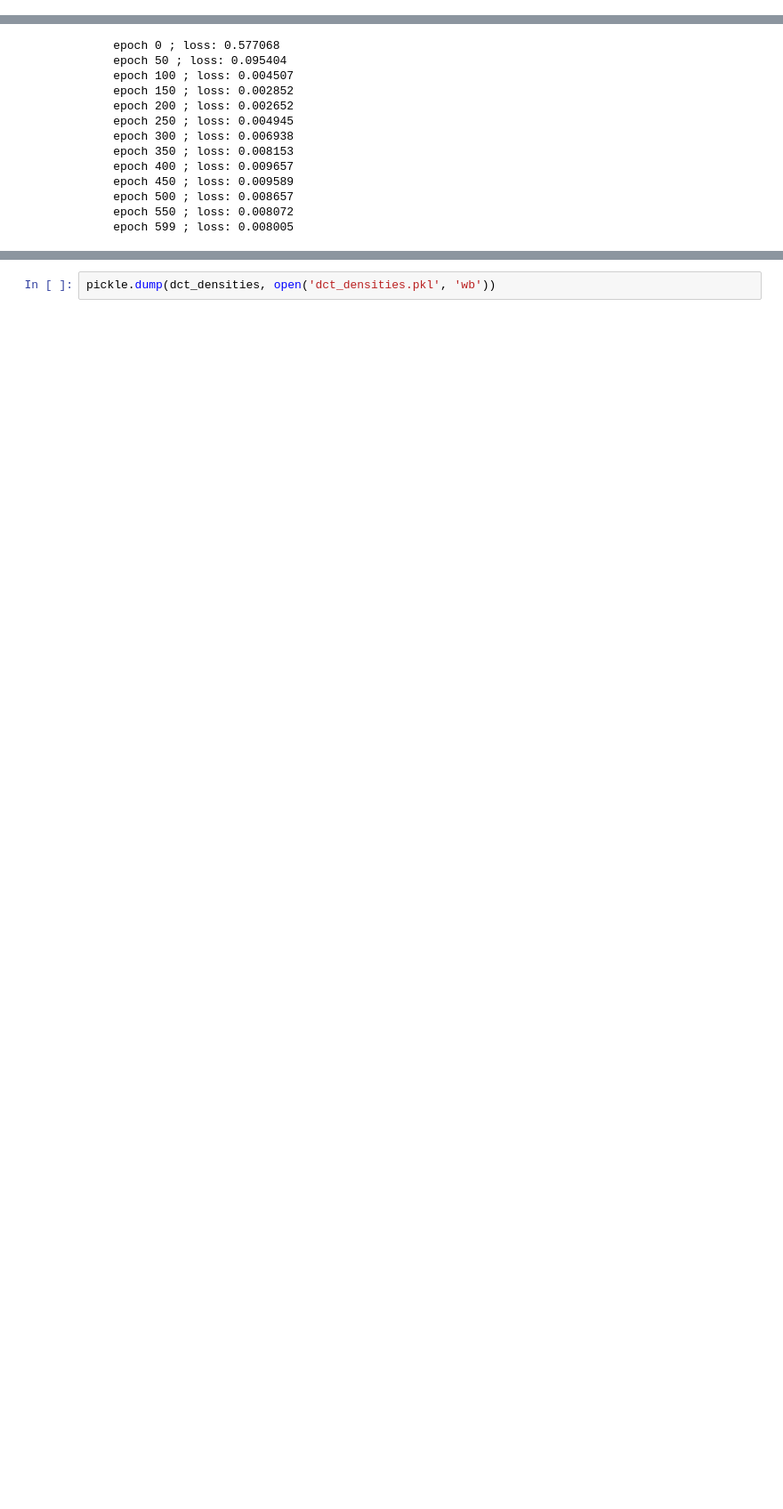
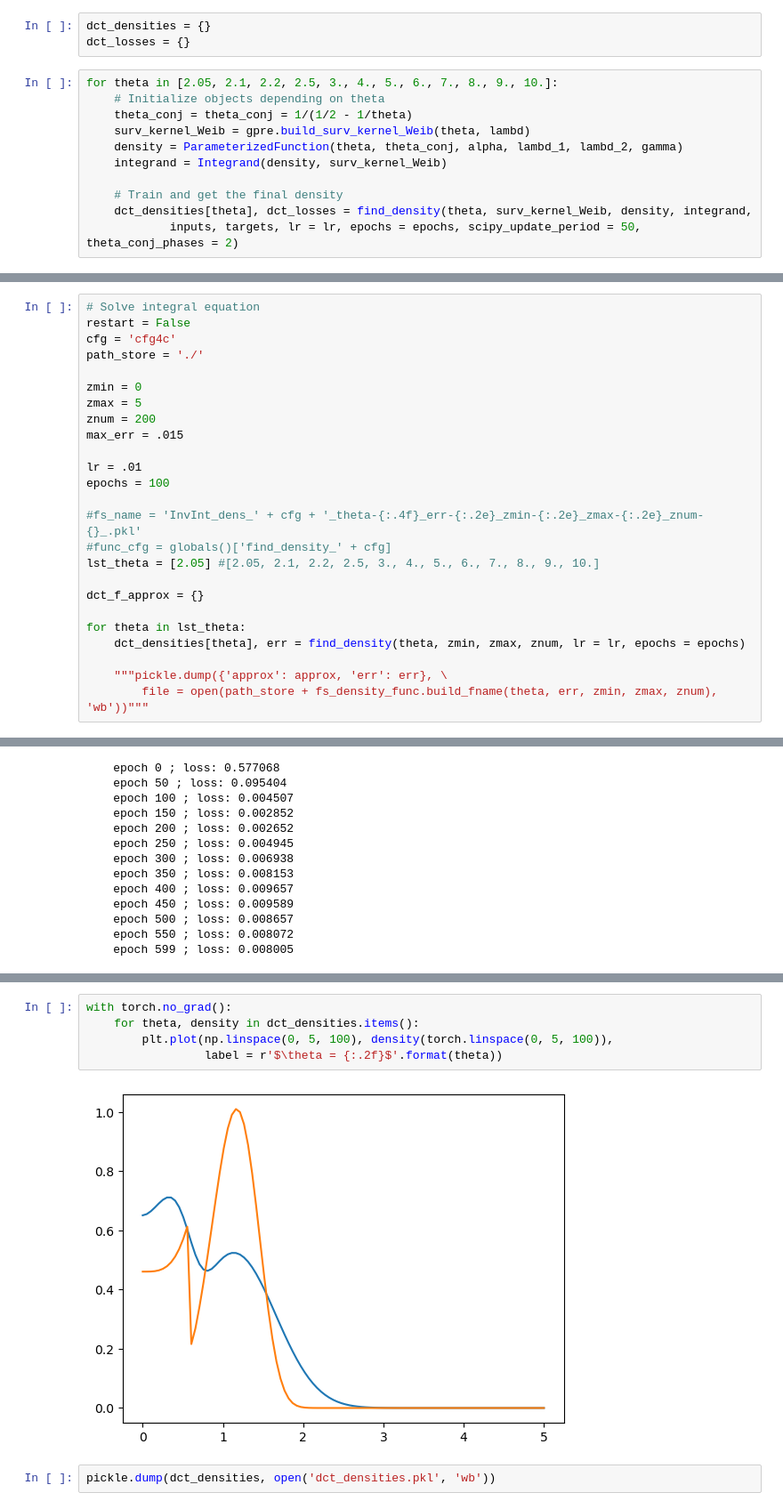
Before and after one commit to p-wol/gaussian-preact, a Jupyter notebook: Example01_prototype.ipynb, the cells around one changed output, grey strips where cells are left out. Shown at 89% size. Drawn from its saved outputs; the diff is of its cells as text; blank space fills up the shorter version.

```diff
--- a/Example01_prototype.ipynb
+++ b/Example01_prototype.ipynb
@@ -242,0 +61,14 @@ def find_density_cfg4c(theta, err, zmin, zmax, znum, lambd = 1., \
+# %%
+dct_densities = {}
+dct_losses = {}
+# %%
+for theta in [2.05, 2.1, 2.2, 2.5, 3., 4., 5., 6., 7., 8., 9., 10.]:
+    # Initialize objects depending on theta
+    theta_conj = theta_conj = 1/(1/2 - 1/theta)
+    surv_kernel_Weib = gpre.build_surv_kernel_Weib(theta, lambd)
+    density = ParameterizedFunction(theta, theta_conj, alpha, lambd_1, lambd_2, gamma)
+    integrand = Integrand(density, surv_kernel_Weib)
+
+    # Train and get the final density
+    dct_densities[theta], dct_losses = find_density(theta, surv_kernel_Weib, density, integrand,
+            inputs, targets, lr = lr, epochs = epochs, scipy_update_period = 50, theta_conj_phases = 2)
@@ -242,0 +93,25 @@ def find_density_cfg4c(theta, err, zmin, zmax, znum, lambd = 1., \
+# %%
+# Solve integral equation
+restart = False
+cfg = 'cfg4c'
+path_store = './'
+
+zmin = 0
+zmax = 5
+znum = 200
+max_err = .015
+
+lr = .01
+epochs = 100
+
+#fs_name = 'InvInt_dens_' + cfg + '_theta-{:.4f}_err-{:.2e}_zmin-{:.2e}_zmax-{:.2e}_znum-{}_.pkl'
+#func_cfg = globals()['find_density_' + cfg]
+lst_theta = [2.05] #[2.05, 2.1, 2.2, 2.5, 3., 4., 5., 6., 7., 8., 9., 10.]
+
+dct_f_approx = {}
+
+for theta in lst_theta:
+    dct_densities[theta], err = find_density(theta, zmin, zmax, znum, lr = lr, epochs = epochs)
+
+    """pickle.dump({'approx': approx, 'err': err}, \
+        file = open(path_store + fs_density_func.build_fname(theta, err, zmin, zmax, znum), 'wb'))"""
@@ -290,2 +162,9 @@ with torch.no_grad():
+# %%
+with torch.no_grad():
+    for theta, density in dct_densities.items():
+        plt.plot(np.linspace(0, 5, 100), density(torch.linspace(0, 5, 100)),
+                 label = r'$\theta = {:.2f}$'.format(theta))
+# %% [output]
+[figure, added]
 # %%
 pickle.dump(dct_densities, open('dct_densities.pkl', 'wb'))
```
Also changed, not shown: parts of 23 cells of this notebook, 5 other files.
